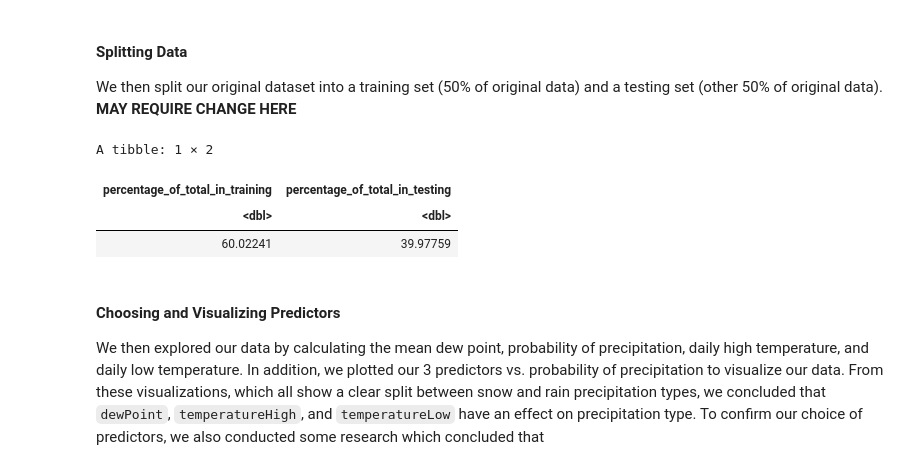
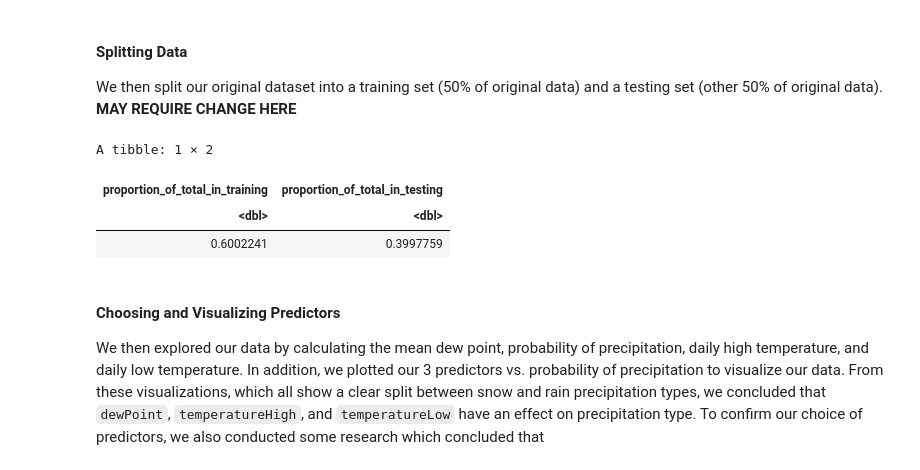
Before and after one commit to codingonapotato/dsci100_group_project_S2022, a Jupyter notebook: Final Project Report.ipynb, the cells around one changed output. Drawn from its saved outputs; the diff is of its cells as text; code cells hidden in the pictures.

```diff
--- a/Final Project Report.ipynb
+++ b/Final Project Report.ipynb
@@ -145,19 +127,21 @@ We then split our original dataset into a training set (50% of original data) an
 # %%
 set.seed(2022)
 
 weather_split <- weather_data %>%
-                initial_split(prop = 0.6, strata = precipType)
+                initial_split(prop = 0.6, strata = precipType) #!!! Not actually 50% here so either above markdown needs to be edited or code needs to be
+
 weather_training <- training(weather_split) #training dataset
+
 weather_testing <- testing(weather_split) #testing dataset
-data_proportions <-  tibble(percentage_of_total_in_training = (nrow(weather_training)/nrow(weather_data))*100) %>%
-                        mutate(percentage_of_total_in_testing = (nrow(weather_testing)/nrow(weather_data))*100)
+
+data_proportions <-  tibble(proportion_of_total_in_training = (nrow(weather_training)/nrow(weather_data))) %>%
+                        mutate(proportion_of_total_in_testing = (nrow(weather_testing)/nrow(weather_data)))
 data_proportions # To formally show the percentage of the tidy dataset that went into the training and testing datasets
-# !!! Ask Nour if any transformation is necessary here (whether percentage or proportion is preferred)
 # %% [output]
 A tibble: 1 × 2
-| percentage_of_total_in_training | percentage_of_total_in_testing |
+| proportion_of_total_in_training | proportion_of_total_in_testing |
 | <dbl> | <dbl> |
-| 60.02241 | 39.97759 |
+| 0.6002241 | 0.3997759 |
 # %% [markdown]
 #### Choosing and Visualizing Predictors
 
```
Also changed, not shown: parts of 5 cells of this notebook.
